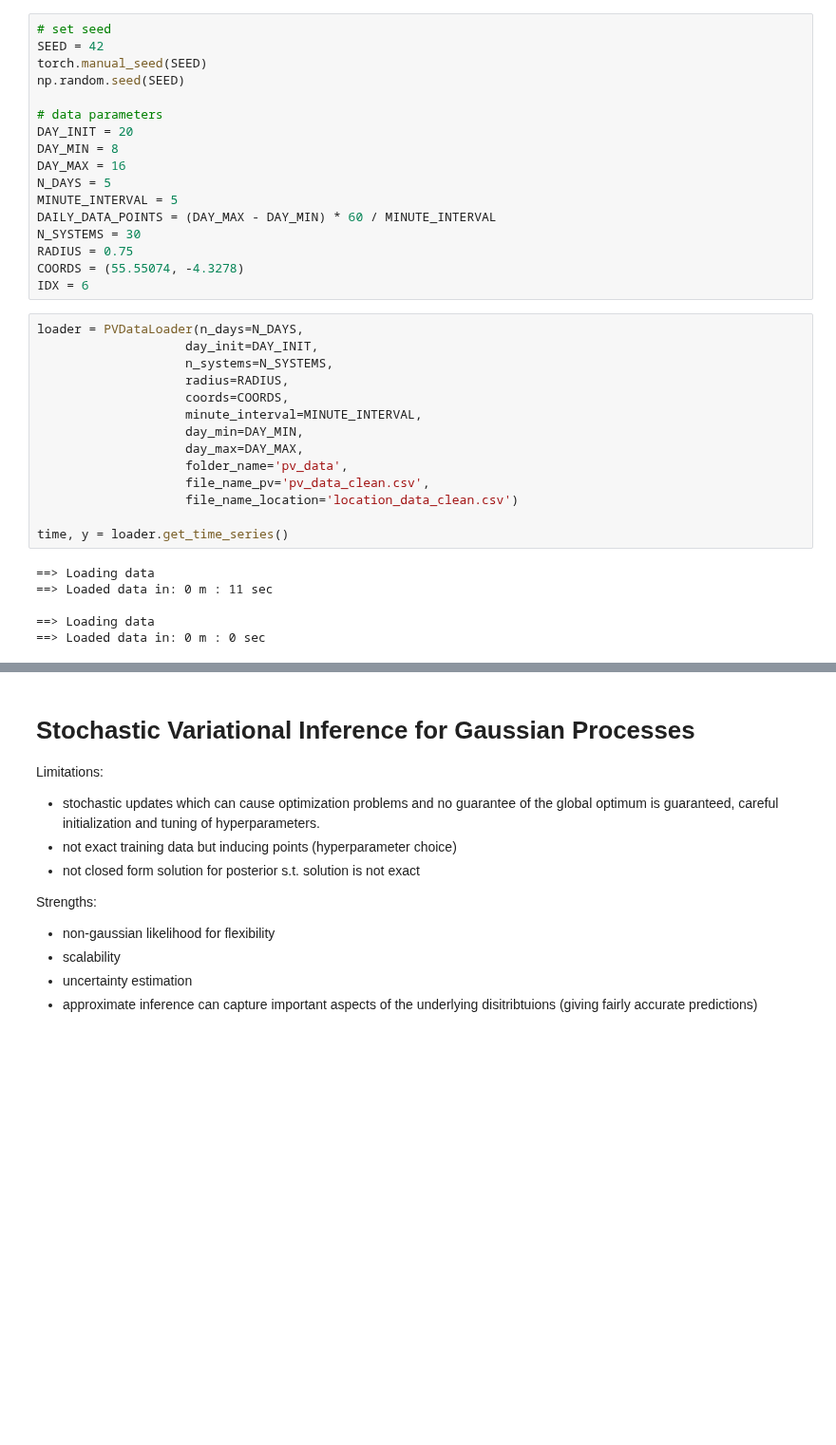
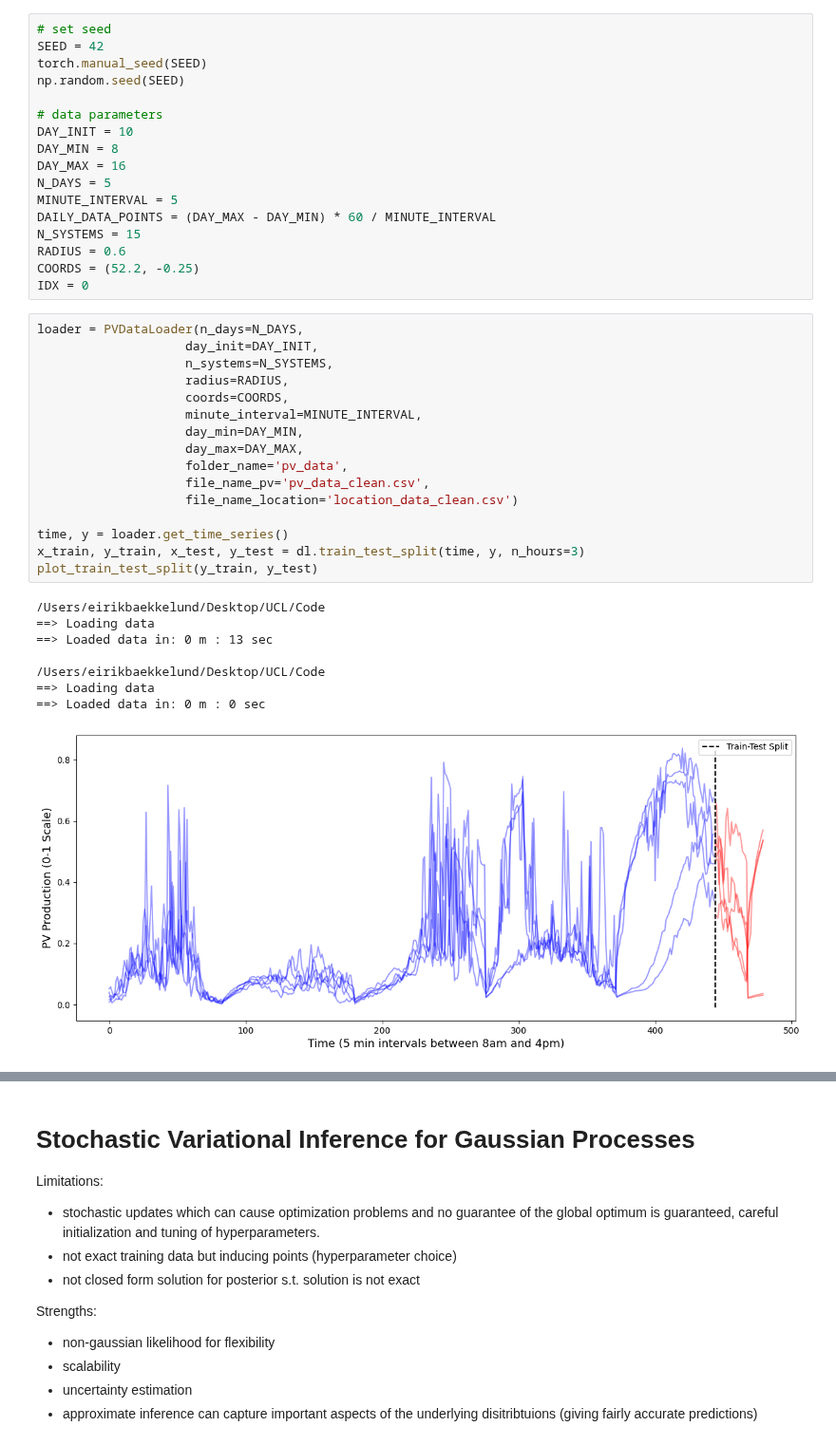
Before and after one commit to eirikbaekkelund/Dissertation, a Jupyter notebook: development.ipynb, the cells around one changed output, grey strips where cells are left out. Shown at 95% size. Cells and saved outputs as stored; diff of their text form; blank space fills up the shorter version.

```diff
--- a/development.ipynb
+++ b/development.ipynb
@@ -15,33 +17,38 @@ torch.manual_seed(SEED)
 np.random.seed(SEED)
 
 # data parameters
-DAY_INIT = 20
+DAY_INIT = 10
 DAY_MIN = 8
 DAY_MAX = 16
 N_DAYS = 5
 MINUTE_INTERVAL = 5
 DAILY_DATA_POINTS = (DAY_MAX - DAY_MIN) * 60 / MINUTE_INTERVAL
-N_SYSTEMS = 30
-RADIUS = 0.75
-COORDS = (55.55074, -4.3278)
-IDX = 6
+N_SYSTEMS = 15
+RADIUS = 0.6
+COORDS = (52.2, -0.25)
+IDX = 0
 # %%
 loader = PVDataLoader(n_days=N_DAYS,
                     day_init=DAY_INIT,
                     n_systems=N_SYSTEMS,
                     radius=RADIUS,
                     coords=COORDS,
                     minute_interval=MINUTE_INTERVAL,
                     day_min=DAY_MIN,
                     day_max=DAY_MAX,
                     folder_name='pv_data',
                     file_name_pv='pv_data_clean.csv',
                     file_name_location='location_data_clean.csv')
 
 time, y = loader.get_time_series()
+x_train, y_train, x_test, y_test = dl.train_test_split(time, y, n_hours=3)
+plot_train_test_split(y_train, y_test)
 # %% [output]
+/Users/eirikbaekkelund/Desktop/UCL/Code
 ==> Loading data
-==> Loaded data in: 0 m : 11 sec
+==> Loaded data in: 0 m : 13 sec
 
+/Users/eirikbaekkelund/Desktop/UCL/Code
 ==> Loading data
 ==> Loaded data in: 0 m : 0 sec
+[figure, added]
```
Also changed, not shown: parts of 22 cells of this notebook, 5 other files.
